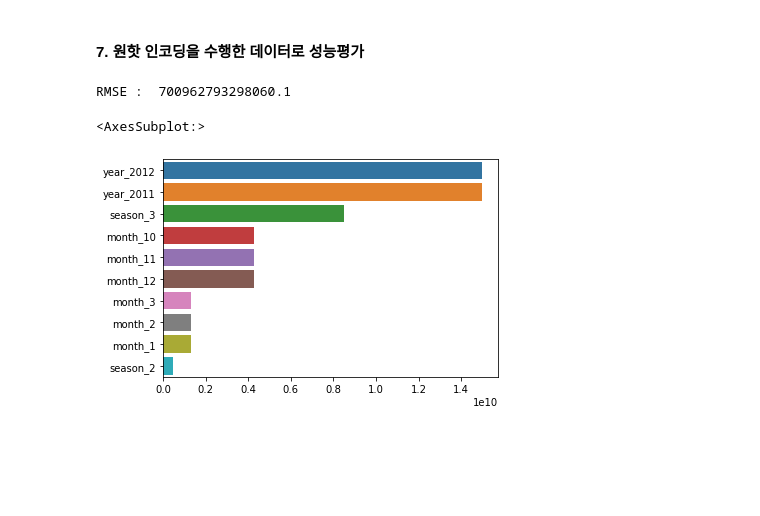
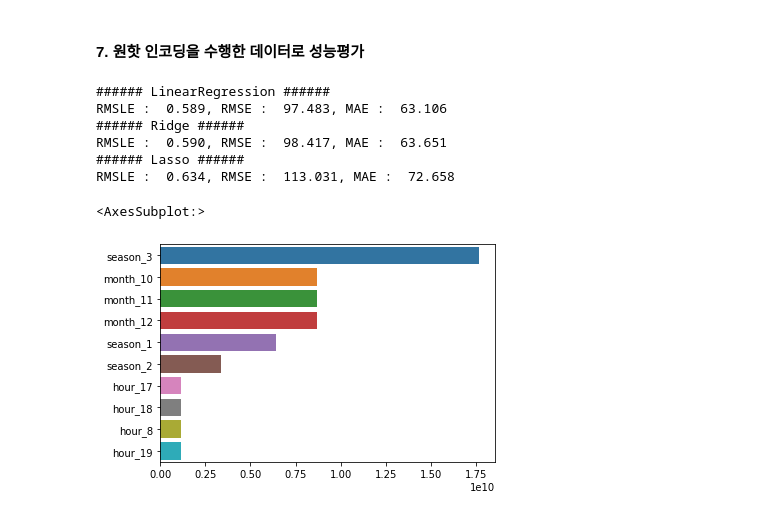
Before and after one commit to ksh960910/ML, a Jupyter notebook: bike sharing demand.ipynb, the cells around one changed output. Cells and saved outputs as stored; diff of their text form; code cells hidden in the pictures; blank space fills up the shorter version.

```diff
--- a/bike sharing demand.ipynb
+++ b/bike sharing demand.ipynb
@@ -62,3 +22,6 @@ memory usage: 1020.7 KB
 # %% [markdown]
 #### 2. datetime 컬럼에서 년/월/일/시 를 쪼개서 새로운 컬럼 생성
 #### 3. casual+registered = count 데이터이기 때문에 서로 상관도가 매우 높다. 따라서 casual, registered, datetime 컬럼 제거
+# %%
+df['datetime'] = pd.to_datetime(df['datetime'])
+df.info()
@@ -163,0 +89,11 @@ count_df
+# %%
+X_data = df.drop('count',axis=1, inplace=False)
+y_target = df['count']
+
+X_train, X_test, y_train, y_test = train_test_split(X_data, y_target,
+                                                   test_size=0.3,
+                                                   random_state=0)
+lr_reg = LinearRegression()
+lr_reg.fit(X_train, y_train)
+pred = lr_reg.predict(X_test)
+reg_eval(y_test, pred)
@@ -205,24 +141,38 @@ X_data_ohe.head()
 # %% [markdown]
 #### 7. 원핫 인코딩을 수행한 데이터로 성능평가
-# %%
-X_train, X_test, y_train, y_test = train_test_split(X_data_ohe, y_target_log,
-                                                   test_size=0.3,
-                                                   random_state=11)
-
-lr_reg= LinearRegression()
-ridge_reg = Ridge(alpha=10)
-lasso_reg = Lasso(alpha=0.01)
-
-lr_reg.fit(X_train,y_train)
-pred = lr_reg.predict(X_test)
-rmse = np.sqrt(mean_squared_error(y_test, pred))
-print('RMSE : ', rmse)
-# %% [output]
-RMSE :  700962793298060.1
+# %%
+X_data_ohe = pd.get_dummies(X_data, columns=['month','hour','holiday','workingday','season','weather'])
+
+X_train, X_test, y_train, y_test = train_test_split(X_data_ohe, y_target_log,
+                                                   test_size=0.3,
+                                                   random_state=0)
+def get_model_eval(model, X_train, X_test, y_train, y_test, is_expm1=False):
+    model.fit(X_train, y_train)
+    pred = model.predict(X_test)
+    if is_expm1:
+        y_test = np.expm1(y_test)
+        pred = np.expm1(pred)
+    print('######', model.__class__.__name__, '######')
+    reg_eval(y_test, pred)
+
+lr_reg = LinearRegression()
+ridge_reg = Ridge(alpha=10)
+lasso_reg = Lasso(alpha=0.01)
+
+models = [lr_reg, ridge_reg, lasso_reg]
+for model in models:
+    get_model_eval(model, X_train, X_test, y_train, y_test, is_expm1=True)
+# %% [output]
+###### LinearRegression ######
+RMSLE :  0.589, RMSE :  97.483, MAE :  63.106
+###### Ridge ######
+RMSLE :  0.590, RMSE :  98.417, MAE :  63.651
+###### Lasso ######
+RMSLE :  0.634, RMSE :  113.031, MAE :  72.658
 # %%
-coef = pd.Series(lr_reg.coef_ , index=X_data_ohe.columns)
+coef = pd.Series(lr_reg.coef_, index=X_data_ohe.columns)
 coef_sort = coef.sort_values(ascending=False)[:10]
-sns.barplot(x=coef_sort.values , y=coef_sort.index)
+sns.barplot(coef_sort, coef_sort.index)
 # %% [output]
 <AxesSubplot:>
-[figure, old version]
+[figure, new version]
```
Also changed, not shown: parts of 19 cells of this notebook, 1 other file.
